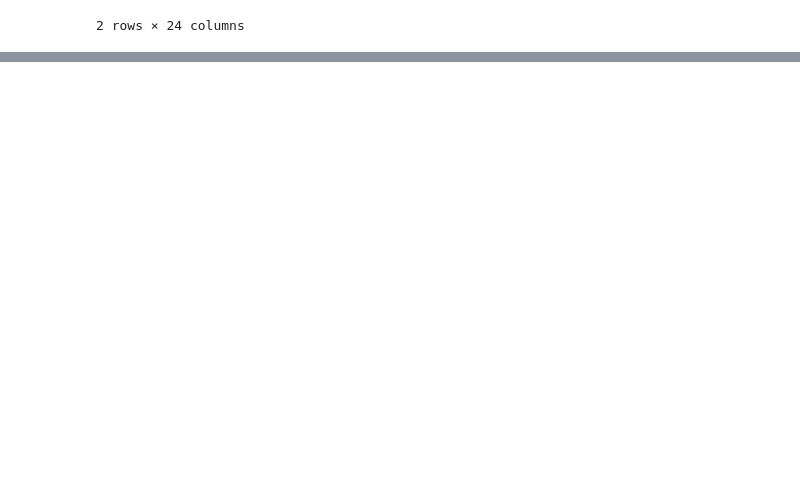
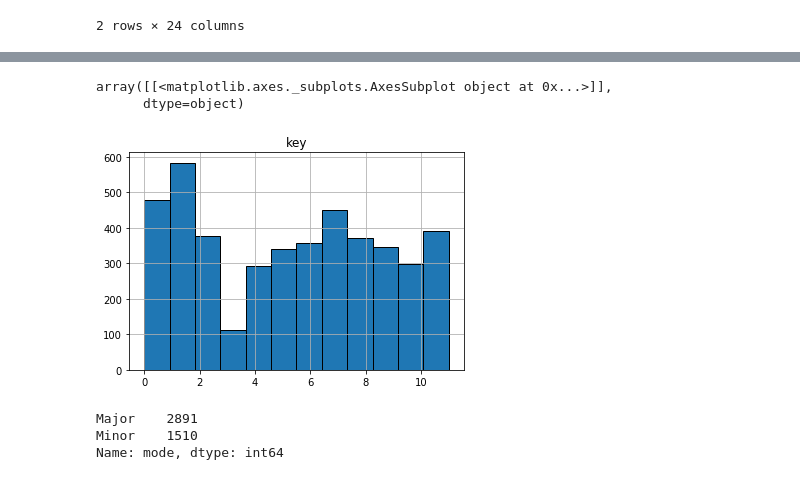
Before and after one commit to JKocher13/DataEngineering.Labs.AirflowProject, a Jupyter notebook: Python_Notebook_for_Airflow_Project.ipynb, the cells around one changed output, grey strips where cells are left out. Saved outputs shown, nothing was run; the diff lists cells and outputs as text; code cells hidden in the pictures; blank space fills up the shorter version.

```diff
--- a/Python_Notebook_for_Airflow_Project.ipynb
+++ b/Python_Notebook_for_Airflow_Project.ipynb
@@ -1348,0 +1389,15 @@ song2000s
+# %%
+top2010_df.hist(column = "key", bins = 12,ec='black')
+# %% [output]
+array([[<matplotlib.axes._subplots.AxesSubplot object at 0x...>]],
+      dtype=object)
+[figure, added]
+# %%
+mode_2010s = top2010_df["mode"]
+mode_2010s=mode_2010s.replace(to_replace=True, value="Major")
+mode_2010s=mode_2010s.replace(to_replace=False, value="Minor")
+mode_2010s.value_counts()
+# %% [output]
+Major    2891
+Minor    1510
+Name: mode, dtype: int64
```
Also changed, not shown: parts of 17 cells of this notebook, 1 other file.
